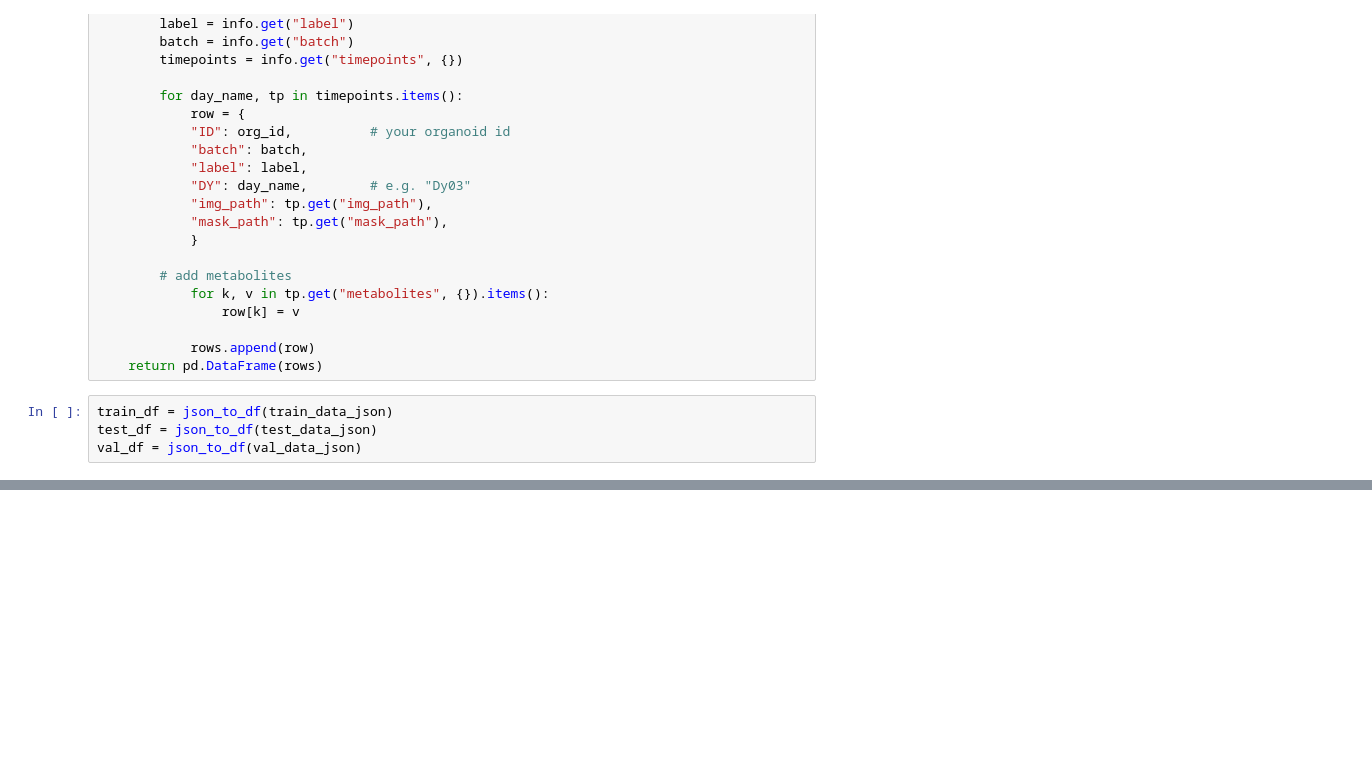
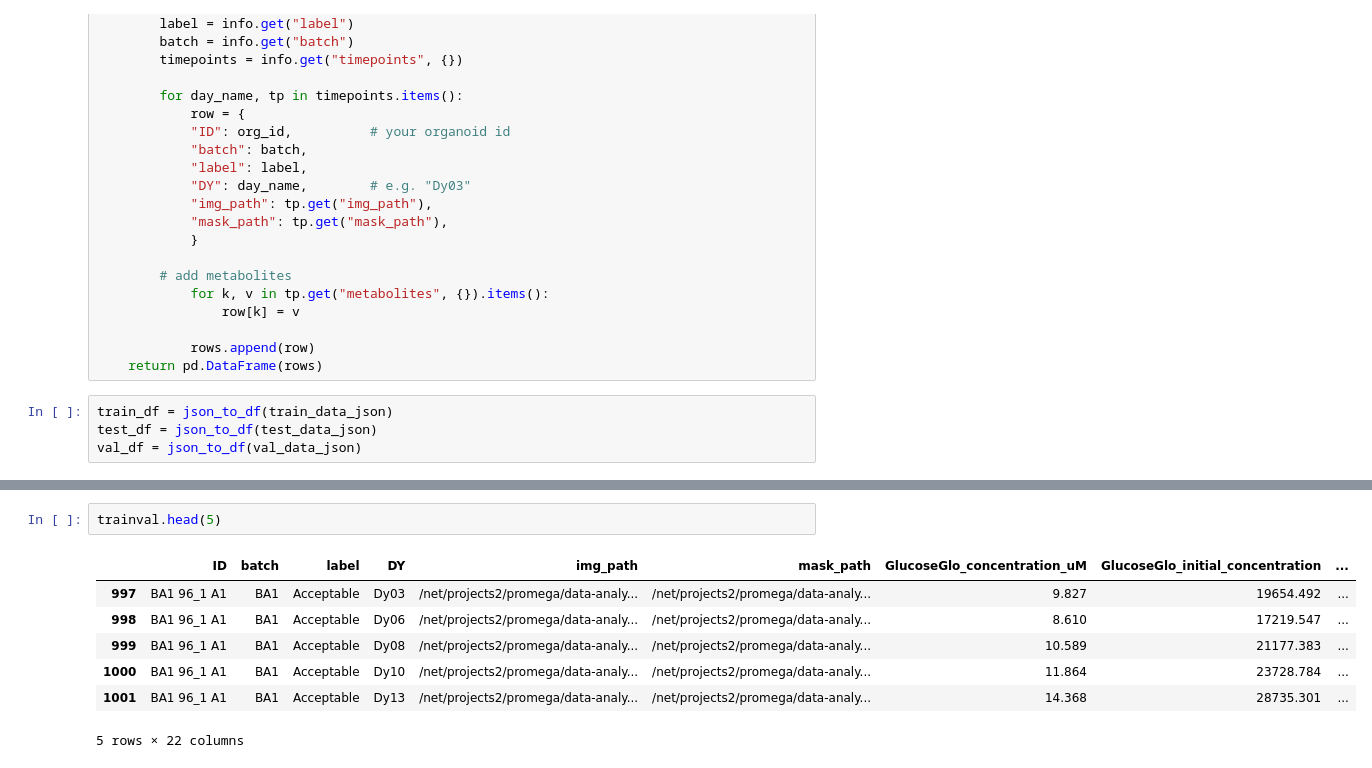
Before and after one commit to dsi-clinic/2025-promega-mini-test, a Jupyter notebook: Meta_classifier_new_split.ipynb, the cells around one changed output, grey strips where cells are left out. Saved outputs shown, nothing was run; the diff lists cells and outputs as text; blank space fills up the shorter version.

```diff
--- a/Meta_classifier_new_split.ipynb
+++ b/Meta_classifier_new_split.ipynb
@@ -60,0 +85,10 @@ val_df = json_to_df(val_data_json)
+# %%
+trainval.head(5)
+# %% [output]
+|  | ID | batch | label | DY | img_path | mask_path | GlucoseGlo_concentration_uM | GlucoseGlo_initial_concentration | ... |
+| 997 | BA1 96_1 A1 | BA1 | Acceptable | Dy03 | /net/projects2/promega/data-analy... | /net/projects2/promega/data-analy... | 9.827 | 19654.492 | ... |
+| 998 | BA1 96_1 A1 | BA1 | Acceptable | Dy06 | /net/projects2/promega/data-analy... | /net/projects2/promega/data-analy... | 8.610 | 17219.547 | ... |
+| 999 | BA1 96_1 A1 | BA1 | Acceptable | Dy08 | /net/projects2/promega/data-analy... | /net/projects2/promega/data-analy... | 10.589 | 21177.383 | ... |
+| 1000 | BA1 96_1 A1 | BA1 | Acceptable | Dy10 | /net/projects2/promega/data-analy... | /net/projects2/promega/data-analy... | 11.864 | 23728.784 | ... |
+| 1001 | BA1 96_1 A1 | BA1 | Acceptable | Dy13 | /net/projects2/promega/data-analy... | /net/projects2/promega/data-analy... | 14.368 | 28735.301 | ... |
+5 rows × 22 columns
```
Also changed, not shown: parts of 15 cells of this notebook, 4 other files.
